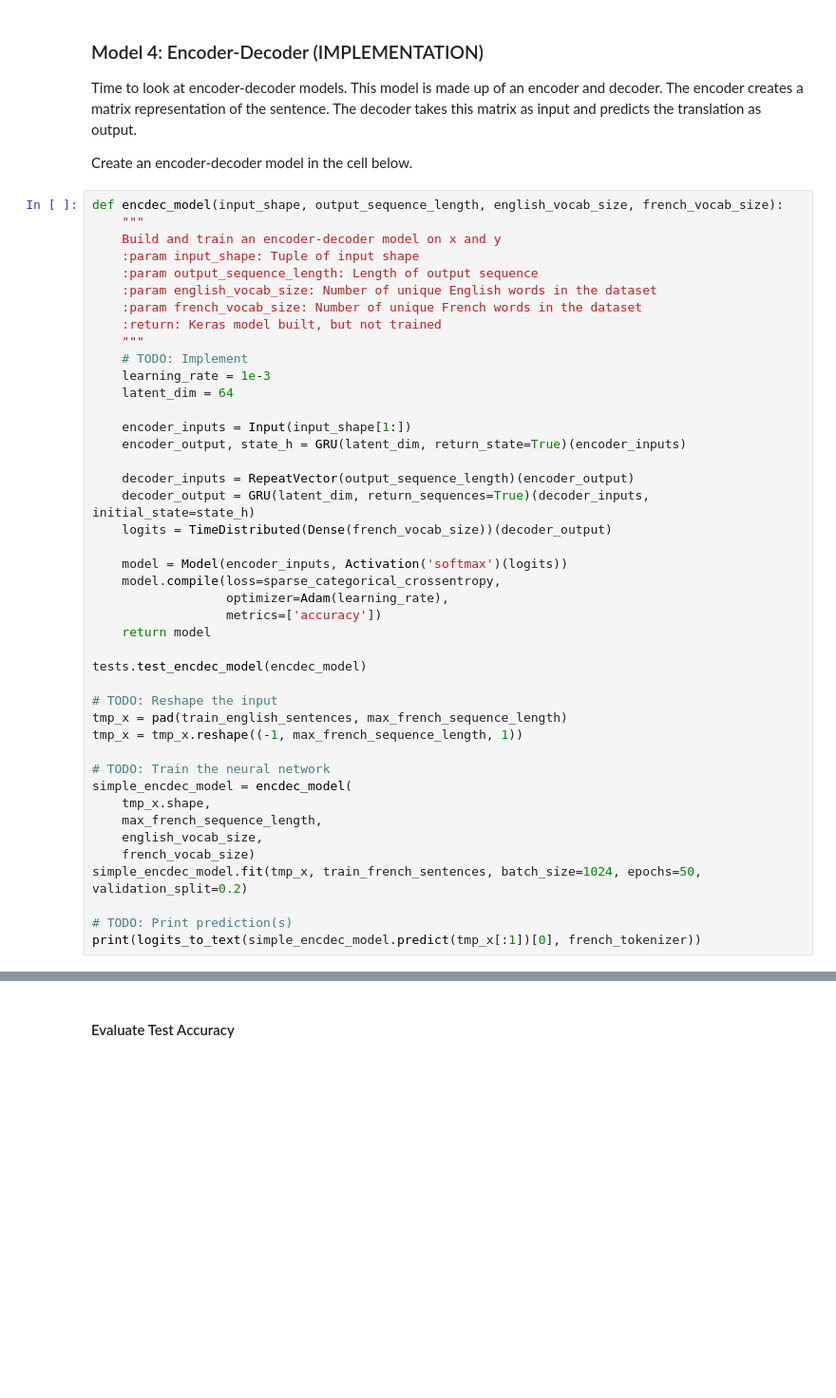
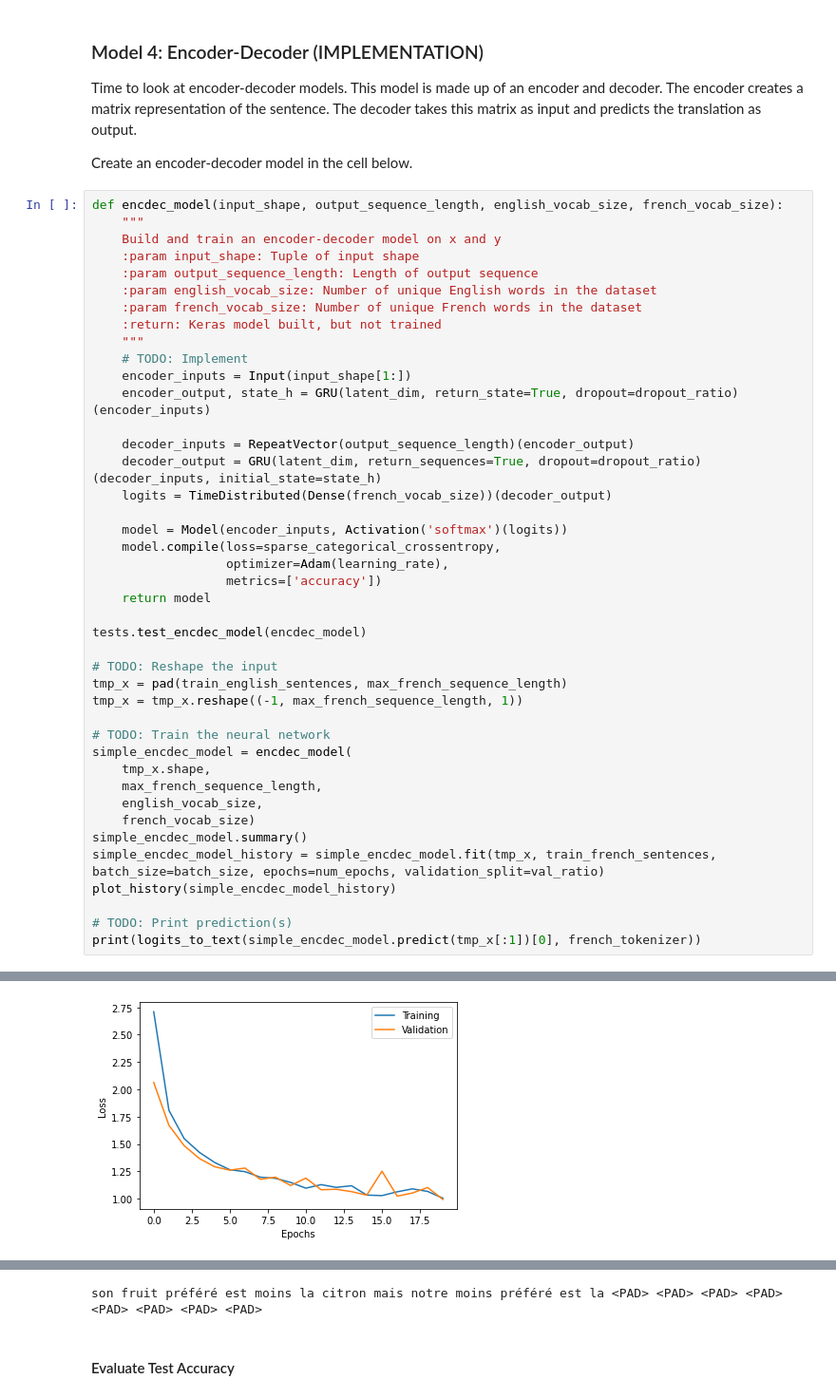
Before and after one commit to ruddyscent/udacity-workspace, a Jupyter notebook: nd892/machine-translation/home/machine_translation.ipynb, the cells around one changed output, grey strips where cells are left out. Shown: that part at 95% size. Drawn from its saved outputs; the diff is of its cells as text; blank space fills up the shorter version.

```diff
--- a/nd892/machine-translation/home/machine_translation.ipynb
+++ b/nd892/machine-translation/home/machine_translation.ipynb
@@ -513,14 +555,11 @@ def encdec_model(input_shape, output_sequence_length, english_vocab_size, french
     :return: Keras model built, but not trained
     """
     # TODO: Implement
-    learning_rate = 1e-3
-    latent_dim = 64
-
     encoder_inputs = Input(input_shape[1:])
-    encoder_output, state_h = GRU(latent_dim, return_state=True)(encoder_inputs)
+    encoder_output, state_h = GRU(latent_dim, return_state=True, dropout=dropout_ratio)(encoder_inputs)
 
     decoder_inputs = RepeatVector(output_sequence_length)(encoder_output)
-    decoder_output = GRU(latent_dim, return_sequences=True)(decoder_inputs, initial_state=state_h)
+    decoder_output = GRU(latent_dim, return_sequences=True, dropout=dropout_ratio)(decoder_inputs, initial_state=state_h)
     logits = TimeDistributed(Dense(french_vocab_size))(decoder_output)
 
     model = Model(encoder_inputs, Activation('softmax')(logits))
@@ -541,7 +580,9 @@ simple_encdec_model = encdec_model(
     max_french_sequence_length,
     english_vocab_size,
     french_vocab_size)
-simple_encdec_model.fit(tmp_x, train_french_sentences, batch_size=1024, epochs=50, validation_split=0.2)
+simple_encdec_model.summary()
+simple_encdec_model_history = simple_encdec_model.fit(tmp_x, train_french_sentences, batch_size=batch_size, epochs=num_epochs, validation_split=val_ratio)
+plot_history(simple_encdec_model_history)
 
 # TODO: Print prediction(s)
 print(logits_to_text(simple_encdec_model.predict(tmp_x[:1])[0], french_tokenizer))
@@ -565,0 +607 @@ son fruit préféré est moins la mais mais son moins préféré est la <PAD> <P
+[figure, added]
@@ -566,3 +609,4 @@ son fruit préféré est moins la mais mais son moins préféré est la <PAD> <P
+son fruit préféré est moins la citron mais notre moins préféré est la <PAD> <PAD> <PAD> <PAD> <PAD> <PAD> <PAD> <PAD>
 # %% [markdown]
 #### Evaluate Test Accuracy
 # %%
```
Also changed, not shown: parts of 19 cells of this notebook, 3 other files.
